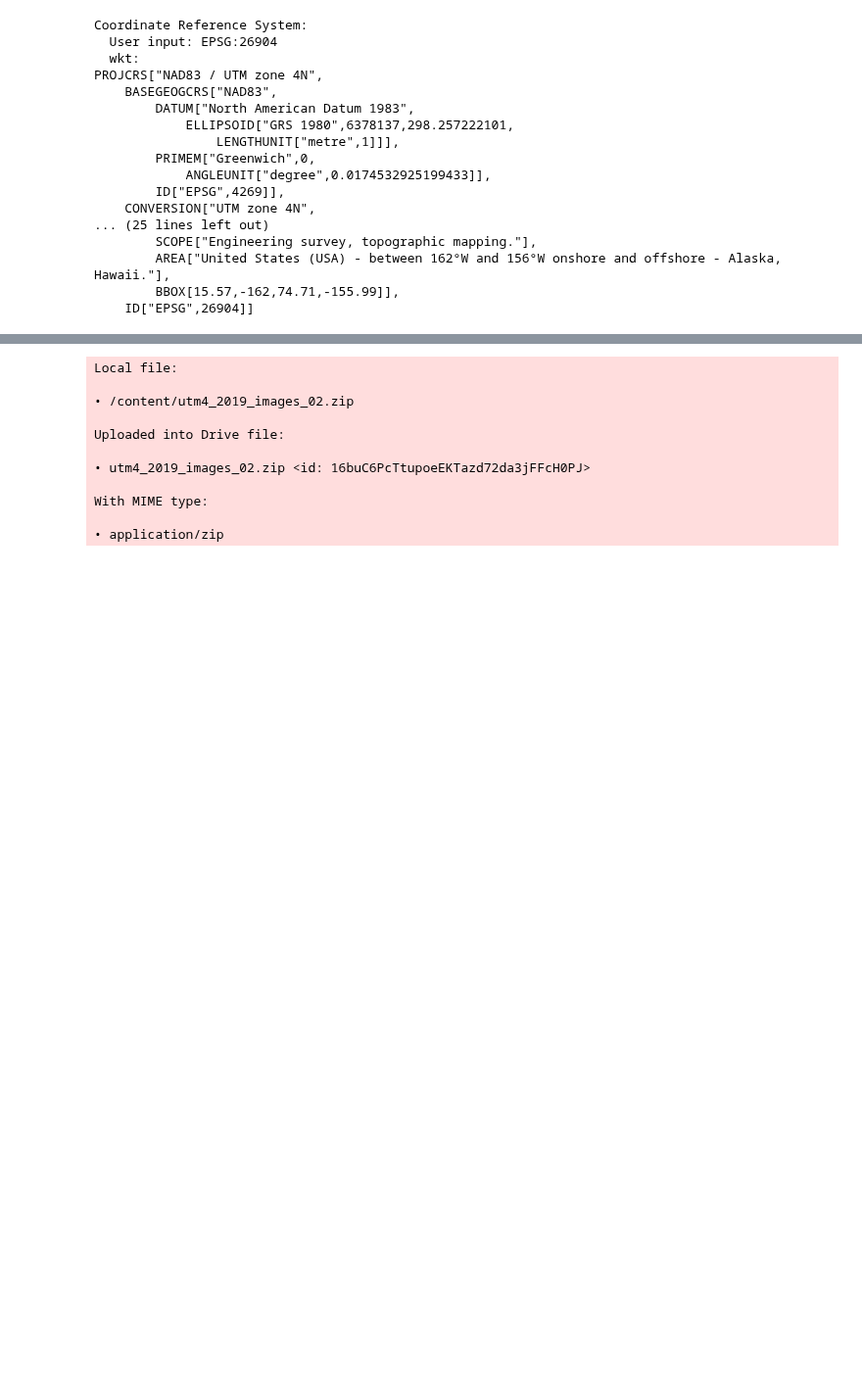
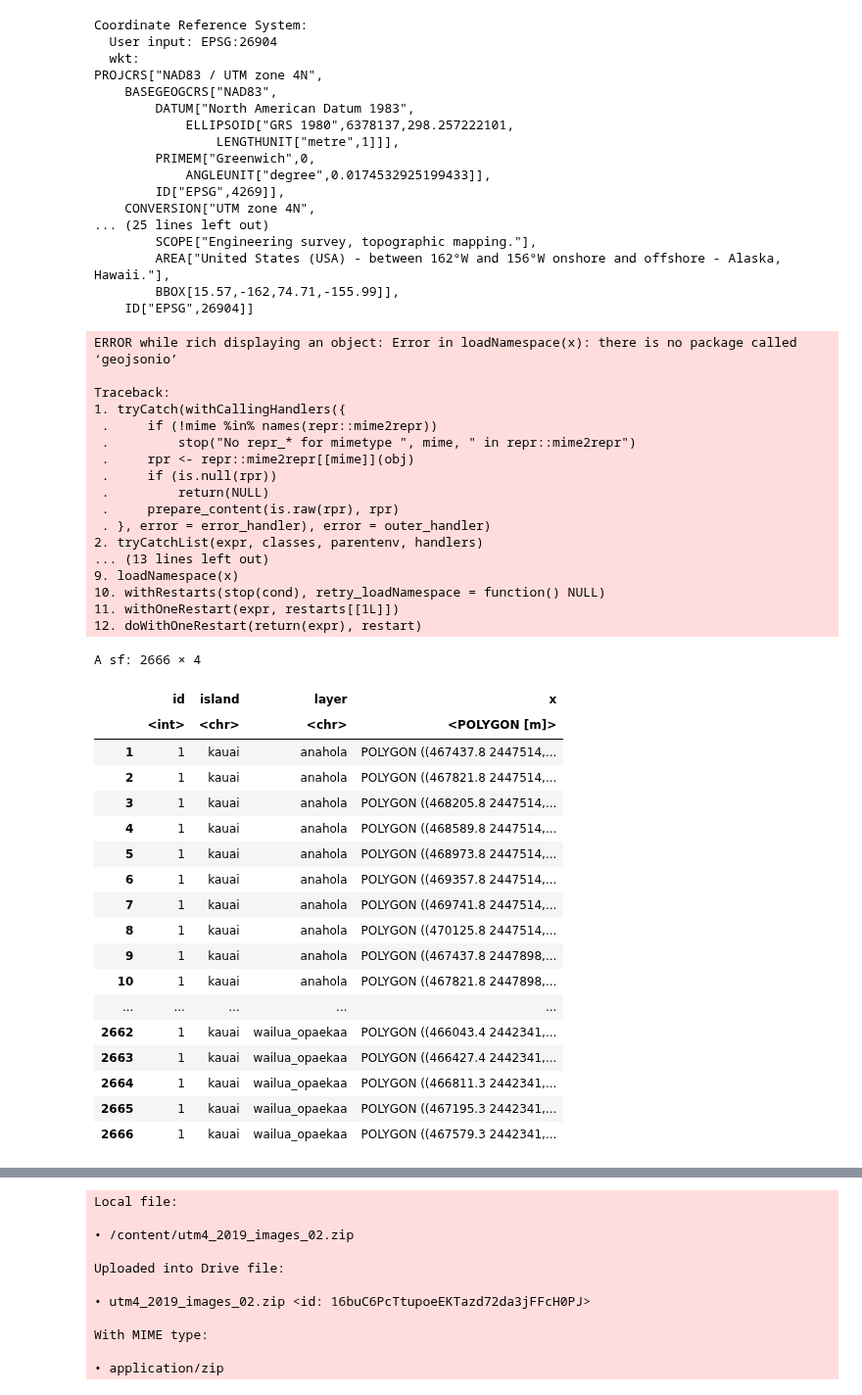
Before and after one commit to MadmanMarble/Planet_U-NET, a Jupyter notebook: Planet_image_stacking_032024.ipynb, the cells around one changed output, grey strips where cells are left out. Shown at 98% size. Cells and saved outputs as stored; diff of their text form; code cells hidden in the pictures; blank space fills up the shorter version.

```diff
--- a/Planet_image_stacking_032024.ipynb
+++ b/Planet_image_stacking_032024.ipynb
@@ -1041,6 +998,45 @@ PROJCRS["NAD83 / UTM zone 4N",
         AREA["United States (USA) - between 162°W and 156°W onshore and offshore - Alaska, Hawaii."],
         BBOX[15.57,-162,74.71,-155.99]],
     ID["EPSG",26904]]
+# %%
+planet_fishnet_384_sf_transformed
+# %% [output]
+ERROR while rich displaying an object: Error in loadNamespace(x): there is no package called ‘geojsonio’
+
+Traceback:
+1. tryCatch(withCallingHandlers({
+ .     if (!mime %in% names(repr::mime2repr))
+ .         stop("No repr_* for mimetype ", mime, " in repr::mime2repr")
+ .     rpr <- repr::mime2repr[[mime]](obj)
+ .     if (is.null(rpr))
+ .         return(NULL)
+ .     prepare_content(is.raw(rpr), rpr)
+ . }, error = error_handler), error = outer_handler)
+2. tryCatchList(expr, classes, parentenv, handlers)
+... (13 lines left out)
+9. loadNamespace(x)
+10. withRestarts(stop(cond), retry_loadNamespace = function() NULL)
+11. withOneRestart(expr, restarts[[1L]])
+12. doWithOneRestart(return(expr), restart)
+A sf: 2666 × 4
+|  | id | island | layer | x |
+|  | <int> | <chr> | <chr> | <POLYGON [m]> |
+| 1 | 1 | kauai | anahola | POLYGON ((467437.8 2447514,... |
+| 2 | 1 | kauai | anahola | POLYGON ((467821.8 2447514,... |
+| 3 | 1 | kauai | anahola | POLYGON ((468205.8 2447514,... |
+| 4 | 1 | kauai | anahola | POLYGON ((468589.8 2447514,... |
+| 5 | 1 | kauai | anahola | POLYGON ((468973.8 2447514,... |
+| 6 | 1 | kauai | anahola | POLYGON ((469357.8 2447514,... |
+| 7 | 1 | kauai | anahola | POLYGON ((469741.8 2447514,... |
+| 8 | 1 | kauai | anahola | POLYGON ((470125.8 2447514,... |
+| 9 | 1 | kauai | anahola | POLYGON ((467437.8 2447898,... |
+| 10 | 1 | kauai | anahola | POLYGON ((467821.8 2447898,... |
+| ... | ... | ... | ... | ... |
+| 2662 | 1 | kauai | wailua_opaekaa | POLYGON ((466043.4 2442341,... |
+| 2663 | 1 | kauai | wailua_opaekaa | POLYGON ((466427.4 2442341,... |
+| 2664 | 1 | kauai | wailua_opaekaa | POLYGON ((466811.3 2442341,... |
+| 2665 | 1 | kauai | wailua_opaekaa | POLYGON ((467195.3 2442341,... |
+| 2666 | 1 | kauai | wailua_opaekaa | POLYGON ((467579.3 2442341,... |
 # %%
 # #  Planet grid at 128 x 128 pixels
 # planet_fishnet_384 <-
```
Also changed, not shown: parts of 27 cells of this notebook.
